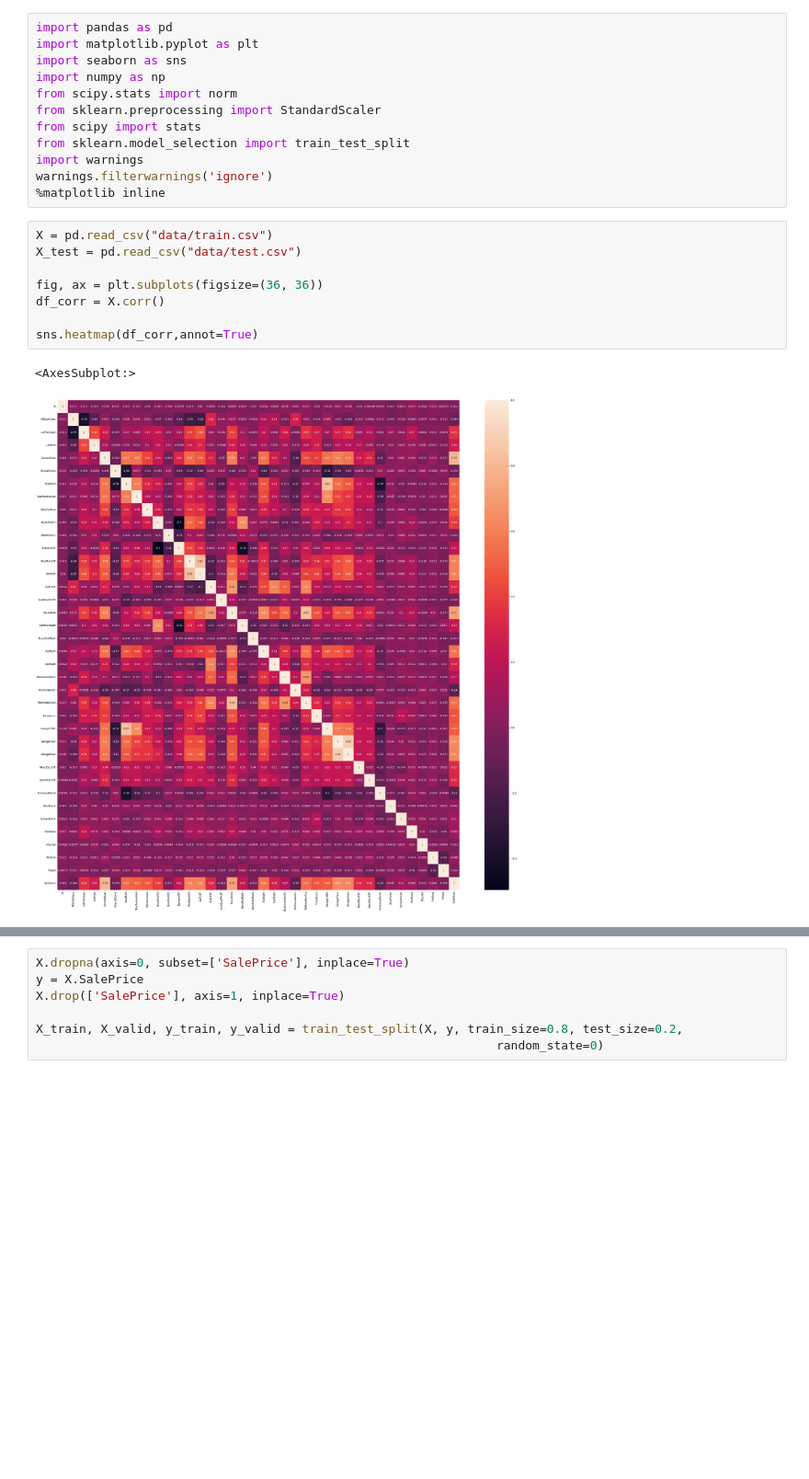
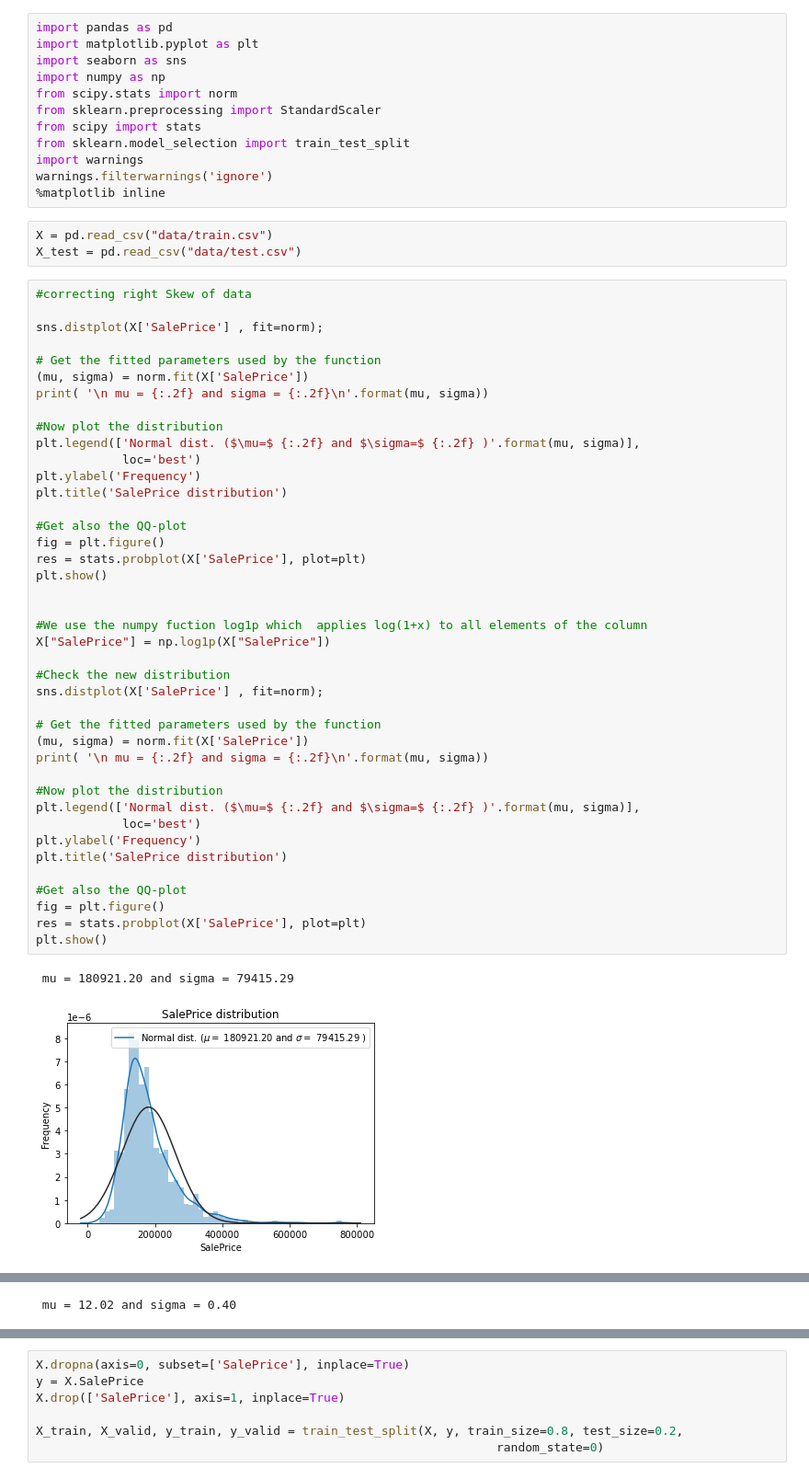
Before and after one commit to safersephy/ML-practice-2021, a Jupyter notebook: House Prices/House Prices.ipynb, the cells around one changed output, grey strips where cells are left out. Shown at 92% size. Drawn from its saved outputs; the diff is of its cells as text; blank space fills up the shorter version.

```diff
--- a/House Prices/House Prices.ipynb
+++ b/House Prices/House Prices.ipynb
@@ -13,11 +13,47 @@ warnings.filterwarnings('ignore')
 # %%
 X = pd.read_csv("data/train.csv")
 X_test = pd.read_csv("data/test.csv")
-
-fig, ax = plt.subplots(figsize=(36, 36))
-df_corr = X.corr()
-
-sns.heatmap(df_corr,annot=True)
-# %% [output]
-<AxesSubplot:>
-[figure, removed]
+# %%
+#correcting right Skew of data
+
+sns.distplot(X['SalePrice'] , fit=norm);
+
+# Get the fitted parameters used by the function
+(mu, sigma) = norm.fit(X['SalePrice'])
+print( '\n mu = {:.2f} and sigma = {:.2f}\n'.format(mu, sigma))
+
+#Now plot the distribution
+plt.legend(['Normal dist. ($\mu=$ {:.2f} and $\sigma=$ {:.2f} )'.format(mu, sigma)],
+            loc='best')
+plt.ylabel('Frequency')
+plt.title('SalePrice distribution')
+
+#Get also the QQ-plot
+fig = plt.figure()
+res = stats.probplot(X['SalePrice'], plot=plt)
+plt.show()
+
+
+#We use the numpy fuction log1p which  applies log(1+x) to all elements of the column
+X["SalePrice"] = np.log1p(X["SalePrice"])
+
+#Check the new distribution
+sns.distplot(X['SalePrice'] , fit=norm);
+
+# Get the fitted parameters used by the function
+(mu, sigma) = norm.fit(X['SalePrice'])
+print( '\n mu = {:.2f} and sigma = {:.2f}\n'.format(mu, sigma))
+
+#Now plot the distribution
+plt.legend(['Normal dist. ($\mu=$ {:.2f} and $\sigma=$ {:.2f} )'.format(mu, sigma)],
+            loc='best')
+plt.ylabel('Frequency')
+plt.title('SalePrice distribution')
+
+#Get also the QQ-plot
+fig = plt.figure()
+res = stats.probplot(X['SalePrice'], plot=plt)
+plt.show()
+# %% [output]
+ mu = 180921.20 and sigma = 79415.29
+[figure, added]
@@ -23,0 +61 @@ sns.heatmap(df_corr,annot=True)
+ mu = 12.02 and sigma = 0.40
```
Also changed, not shown: parts of 16 cells of this notebook, 4 other files.
